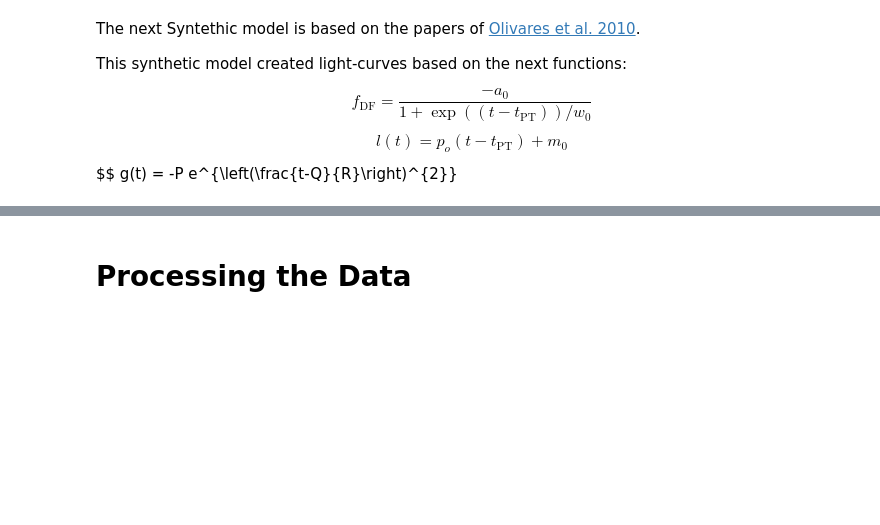
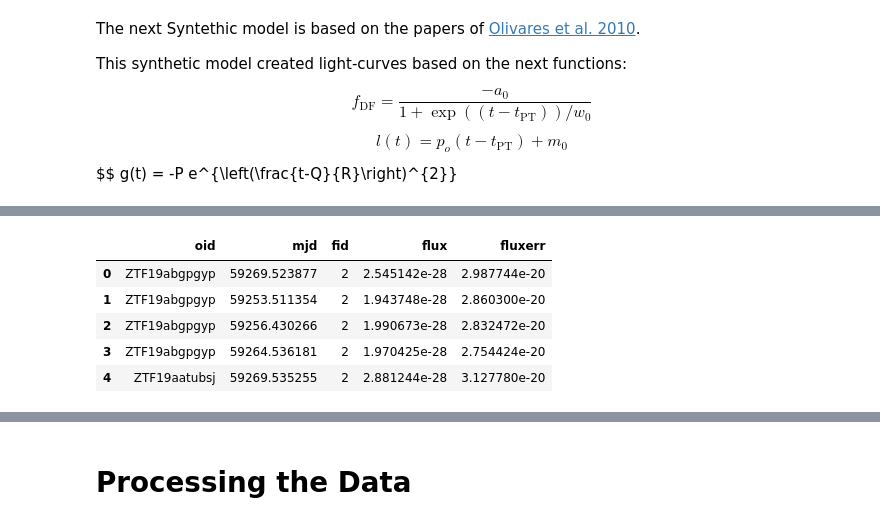
Before and after one commit to jurados/SNeMPhyVAE, a Jupyter notebook: main_model.ipynb, the cells around one changed output, grey strips where cells are left out. Cells and saved outputs as stored; diff of their text form; code cells hidden in the pictures; blank space fills up the shorter version.

```diff
--- a/main_model.ipynb
+++ b/main_model.ipynb
@@ -221,3 +282,0 @@ print('\nNumber of Different Objects in lightcurves (Crossmatch):', len(lightcur
-# %%
-lightcurves = lightcurves[lightcurves.fid == 1]
-lightcurves.oid.unique().size
@@ -335,3 +432,12 @@ test_data_synthetic  = mag_to_flux(test_data_synthetic)
+# %%
+train_data.head()
+# %% [output]
+|  | oid | mjd | fid | flux | fluxerr |
+| 0 | ZTF19abgpgyp | 59269.523877 | 2 | 2.545142e-28 | 2.987744e-20 |
+| 1 | ZTF19abgpgyp | 59253.511354 | 2 | 1.943748e-28 | 2.860300e-20 |
+| 2 | ZTF19abgpgyp | 59256.430266 | 2 | 1.990673e-28 | 2.832472e-20 |
+| 3 | ZTF19abgpgyp | 59264.536181 | 2 | 1.970425e-28 | 2.754424e-20 |
+| 4 | ZTF19aatubsj | 59269.535255 | 2 | 2.881244e-28 | 3.127780e-20 |
 # %%
 oid_idx = 0
 plot_light_curve(train_data_synthetic[train_data_synthetic.oid == train_data_synthetic.oid.unique()[oid_idx]], oid=train_data_synthetic.oid.unique()[oid_idx])
```
Also changed, not shown: parts of 41 cells of this notebook, 2 other files.
